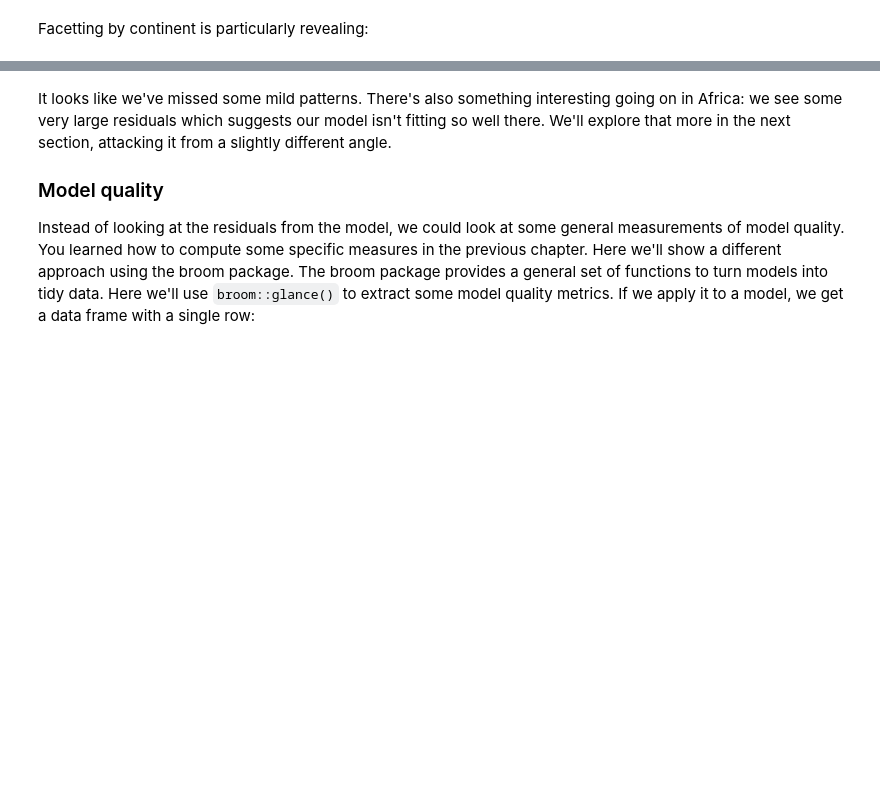
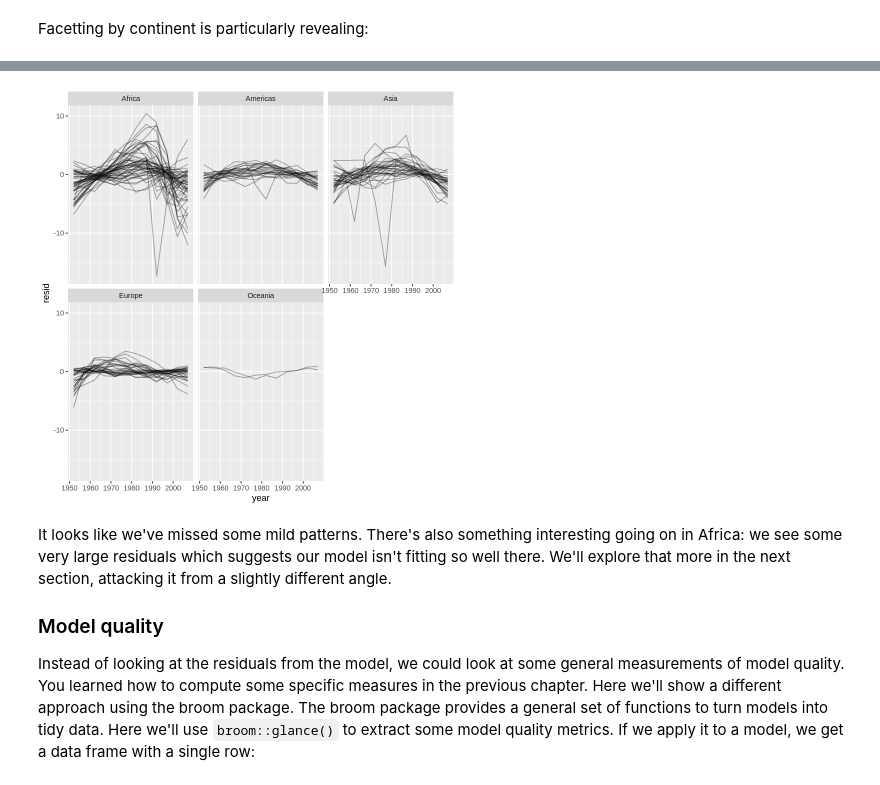
Before and after one commit to fralfaro/r4ds-book, a Jupyter notebook: docs/25_many_models.ipynb, the cells around one changed output, grey strips where cells are left out. Cells and saved outputs as stored; diff of their text form; code cells hidden in the pictures; blank space fills up the shorter version.

```diff
--- a/docs/25_many_models.ipynb
+++ b/docs/25_many_models.ipynb
@@ -258,3 +389,10 @@ resids |>
+# %%
+resids |>
+  ggplot(aes(year, resid, group = country)) +
+    geom_line(alpha = 1 / 3) +
+    facet_wrap(~continent)
+# %% [output]
+[figure, added]
 # %% [markdown]
 
 It looks like we've missed some mild patterns.
```
Also changed, not shown: parts of 78 cells of this notebook.
